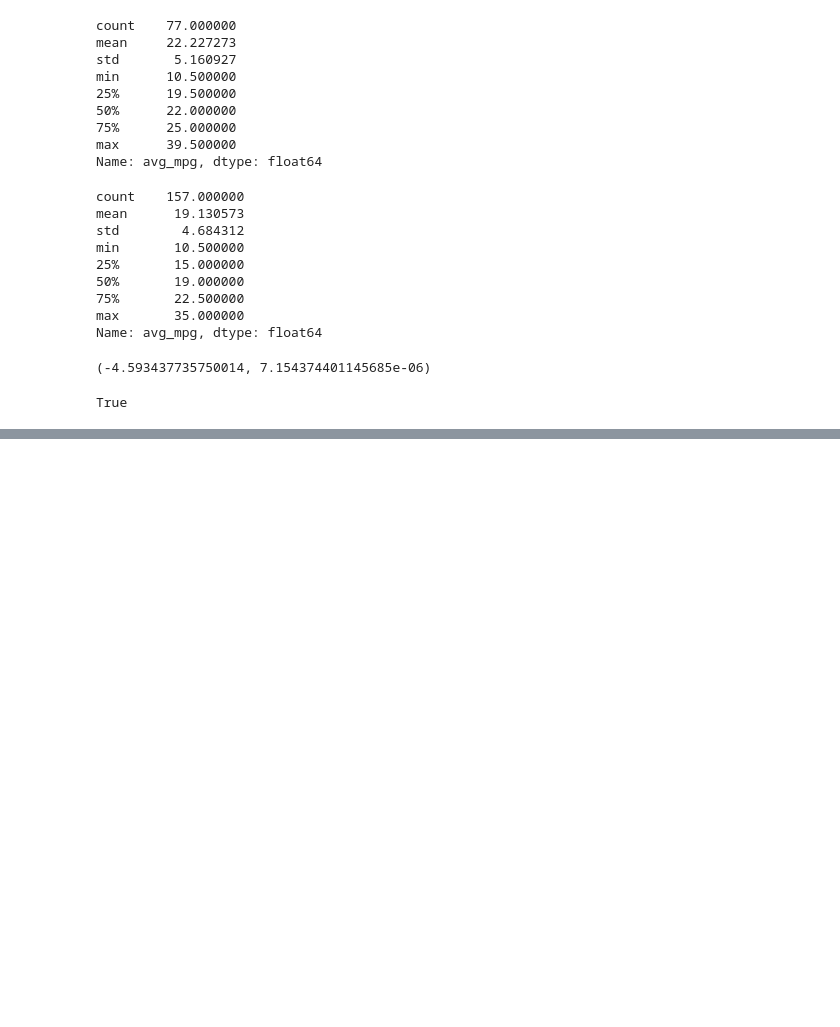
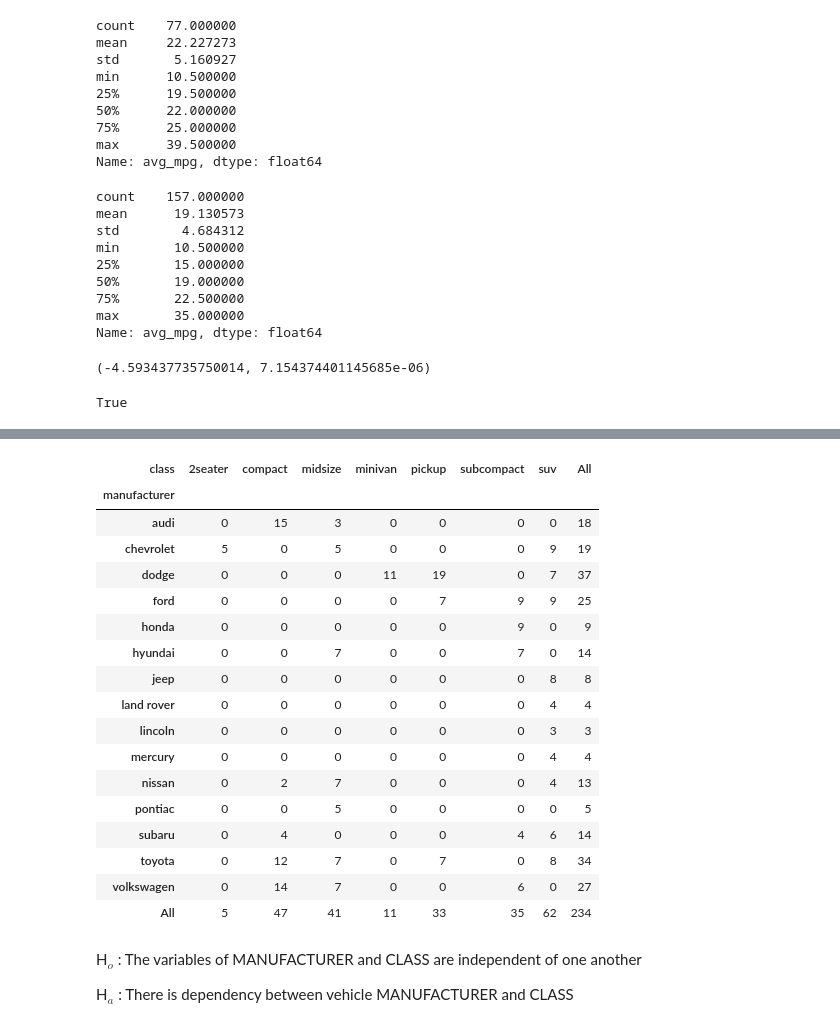
Before and after one commit to RichardAlcabes22/statistics-exercises, a Jupyter notebook: hypothesis_testing.ipynb, the cells around one changed output, grey strips where cells are left out. Cells and saved outputs as stored; diff of their text form; code cells hidden in the pictures; blank space fills up the shorter version.

```diff
--- a/hypothesis_testing.ipynb
+++ b/hypothesis_testing.ipynb
@@ -411,0 +969,3 @@ True
+# %%
+mpg= data('mpg')
+mpg.info()
@@ -411,0 +991,25 @@ True
+# %%
+pd.crosstab(mpg['manufacturer'],mpg['class'], margins=True)
+# %% [output]
+| class | 2seater | compact | midsize | minivan | pickup | subcompact | suv | All |
+| manufacturer |  |  |  |  |  |  |  |  |
+| audi | 0 | 15 | 3 | 0 | 0 | 0 | 0 | 18 |
+| chevrolet | 5 | 0 | 5 | 0 | 0 | 0 | 9 | 19 |
+| dodge | 0 | 0 | 0 | 11 | 19 | 0 | 7 | 37 |
+| ford | 0 | 0 | 0 | 0 | 7 | 9 | 9 | 25 |
+| honda | 0 | 0 | 0 | 0 | 0 | 9 | 0 | 9 |
+| hyundai | 0 | 0 | 7 | 0 | 0 | 7 | 0 | 14 |
+| jeep | 0 | 0 | 0 | 0 | 0 | 0 | 8 | 8 |
+| land rover | 0 | 0 | 0 | 0 | 0 | 0 | 4 | 4 |
+| lincoln | 0 | 0 | 0 | 0 | 0 | 0 | 3 | 3 |
+| mercury | 0 | 0 | 0 | 0 | 0 | 0 | 4 | 4 |
+| nissan | 0 | 2 | 7 | 0 | 0 | 0 | 4 | 13 |
+| pontiac | 0 | 0 | 5 | 0 | 0 | 0 | 0 | 5 |
+| subaru | 0 | 4 | 0 | 0 | 0 | 4 | 6 | 14 |
+| toyota | 0 | 12 | 7 | 0 | 7 | 0 | 8 | 34 |
+| volkswagen | 0 | 14 | 7 | 0 | 0 | 6 | 0 | 27 |
+| All | 5 | 47 | 41 | 11 | 33 | 35 | 62 | 234 |
+# %% [markdown]
+H$_o$ : The variables of MANUFACTURER and CLASS are independent of one another
+
+H$_a$ : There is dependency between vehicle MANUFACTURER and CLASS
```
Also changed, not shown: parts of 103 cells of this notebook, 3 other files.
